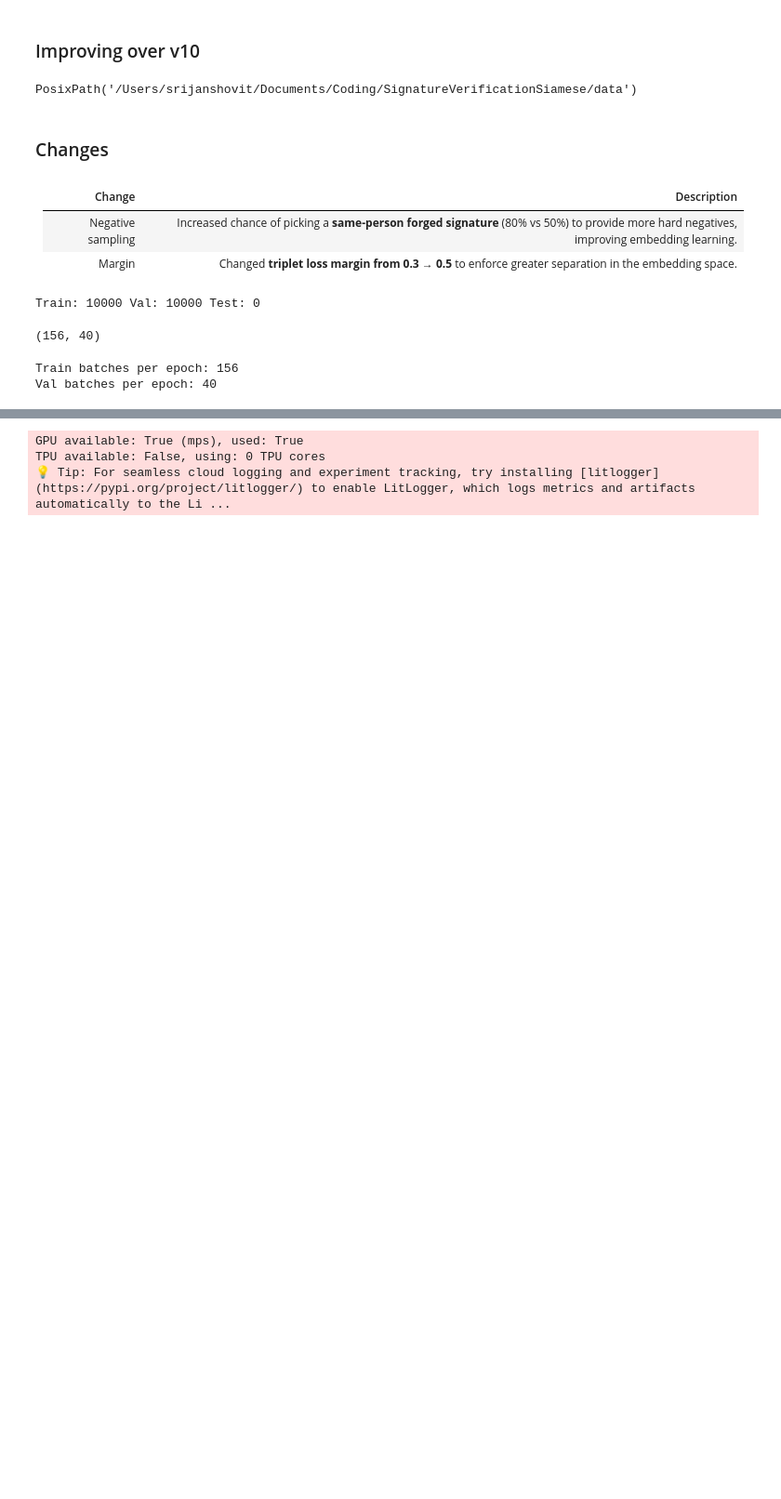
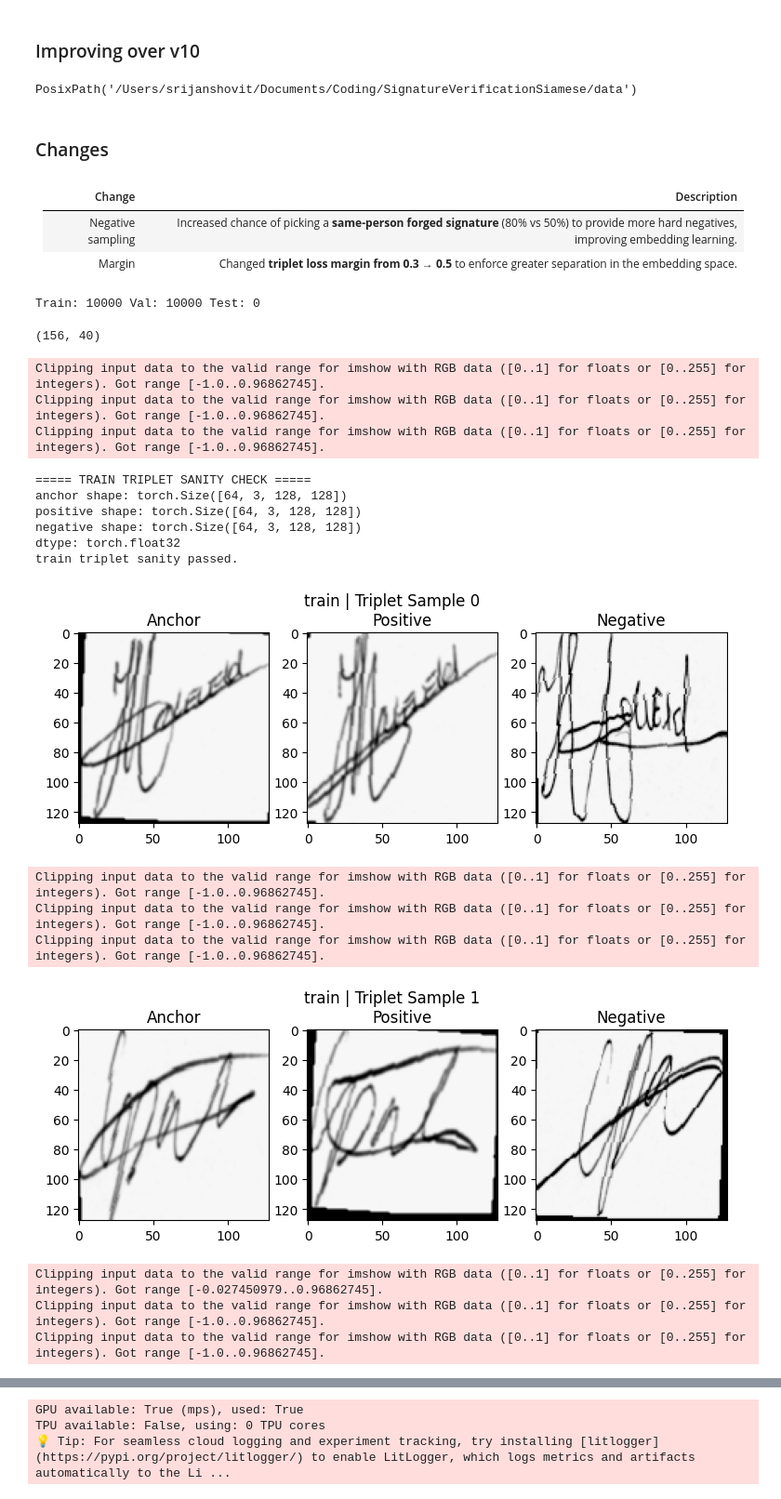
Before and after one commit to SrijanShovit/Signature-Forgery-Detection-Using-Siamese-Network, a Jupyter notebook: post_train_nb/v11.ipynb, the cells around one changed output, grey strips where cells are left out. Shown at 93% size. Cells and saved outputs as stored; diff of their text form; code cells hidden in the pictures; blank space fills up the shorter version.

```diff
--- a/post_train_nb/v11.ipynb
+++ b/post_train_nb/v11.ipynb
@@ -87,18 +94,27 @@ Train: 10000 Val: 10000 Test: 0
 len(dm.train_dataloader()), len(dm.val_dataloader())
 # %% [output]
 (156, 40)
-# %%
-train_loader = dm.train_dataloader()
-val_loader   = dm.val_dataloader()
-
-print("Train batches per epoch:", len(train_loader))
-print("Val batches per epoch:", len(val_loader))
-# %% [output]
-Train batches per epoch: 156
-Val batches per epoch: 40
 # %%
-# from src.dataloader_utils import sanity_check_triplet_loader
+from src.dataloader_utils import sanity_check_triplet_loader
 
 
-# sanity_check_triplet_loader(loader=dm.train_dataloader(),split_name="train")
-# sanity_check_triplet_loader(loader=dm.val_dataloader(),split_name="val")
+sanity_check_triplet_loader(loader=dm.train_dataloader(),split_name="train")
+sanity_check_triplet_loader(loader=dm.val_dataloader(),split_name="val")
+# %% [output]
+Clipping input data to the valid range for imshow with RGB data ([0..1] for floats or [0..255] for integers). Got range [-1.0..0.96862745].
+Clipping input data to the valid range for imshow with RGB data ([0..1] for floats or [0..255] for integers). Got range [-1.0..0.96862745].
+Clipping input data to the valid range for imshow with RGB data ([0..1] for floats or [0..255] for integers). Got range [-1.0..0.96862745].
+===== TRAIN TRIPLET SANITY CHECK =====
+anchor shape: torch.Size([64, 3, 128, 128])
+positive shape: torch.Size([64, 3, 128, 128])
+negative shape: torch.Size([64, 3, 128, 128])
+dtype: torch.float32
+train triplet sanity passed.
+[figure, added]
+Clipping input data to the valid range for imshow with RGB data ([0..1] for floats or [0..255] for integers). Got range [-1.0..0.96862745].
+Clipping input data to the valid range for imshow with RGB data ([0..1] for floats or [0..255] for integers). Got range [-1.0..0.96862745].
+Clipping input data to the valid range for imshow with RGB data ([0..1] for floats or [0..255] for integers). Got range [-1.0..0.96862745].
+[figure, added]
+Clipping input data to the valid range for imshow with RGB data ([0..1] for floats or [0..255] for integers). Got range [-0.027450979..0.96862745].
+Clipping input data to the valid range for imshow with RGB data ([0..1] for floats or [0..255] for integers). Got range [-1.0..0.96862745].
+Clipping input data to the valid range for imshow with RGB data ([0..1] for floats or [0..255] for integers). Got range [-1.0..0.96862745].
```
Also changed, not shown: parts of 9 cells of this notebook, 5 other files.
